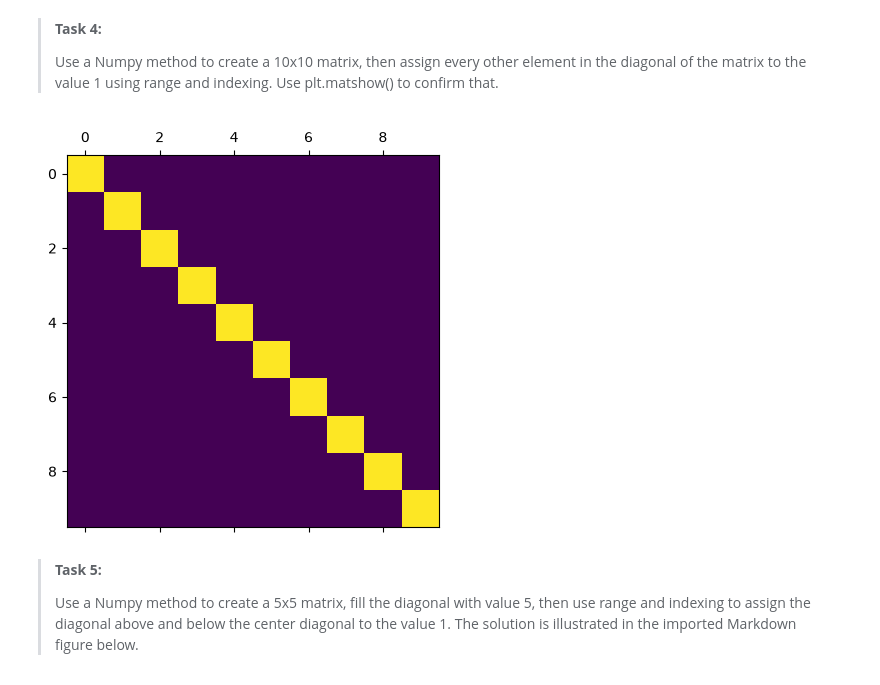
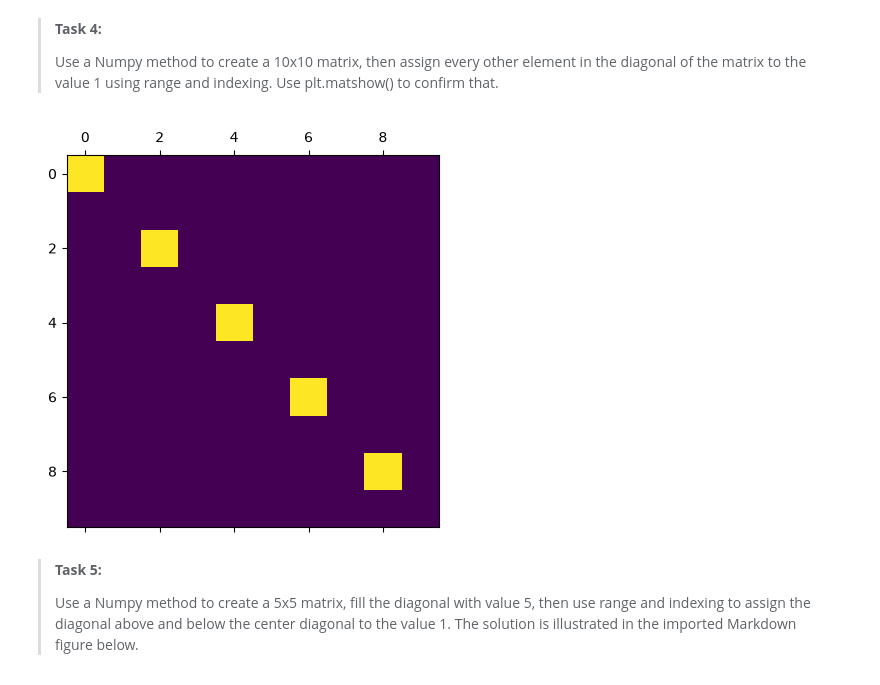
Before and after one commit to detin-tania/PA1.2, a Jupyter notebook: 6_filling_matrix.ipynb, the cells around one changed output. Drawn from its saved outputs; the diff is of its cells as text; code cells hidden in the pictures.

```diff
--- a/6_filling_matrix.ipynb
+++ b/6_filling_matrix.ipynb
@@ -71,12 +71,12 @@ print(A73)
 > Use a Numpy method to create a 10x10 matrix, then assign every other element in the diagonal of the matrix to the value 1 using range and indexing. Use plt.matshow() to confirm that.
 # %%
 A74 = np.zeros((10,10))
-A74[range(0,10), range(0,10)] = 1
+A74[range(0,10,2), range(0,10,2)] = 1
 
 plt.matshow(A74)
 plt.show()
 # %% [output]
-[figure, old version]
+[figure, new version]
 # %% [markdown]
 > **Task 5:**
 >
```
